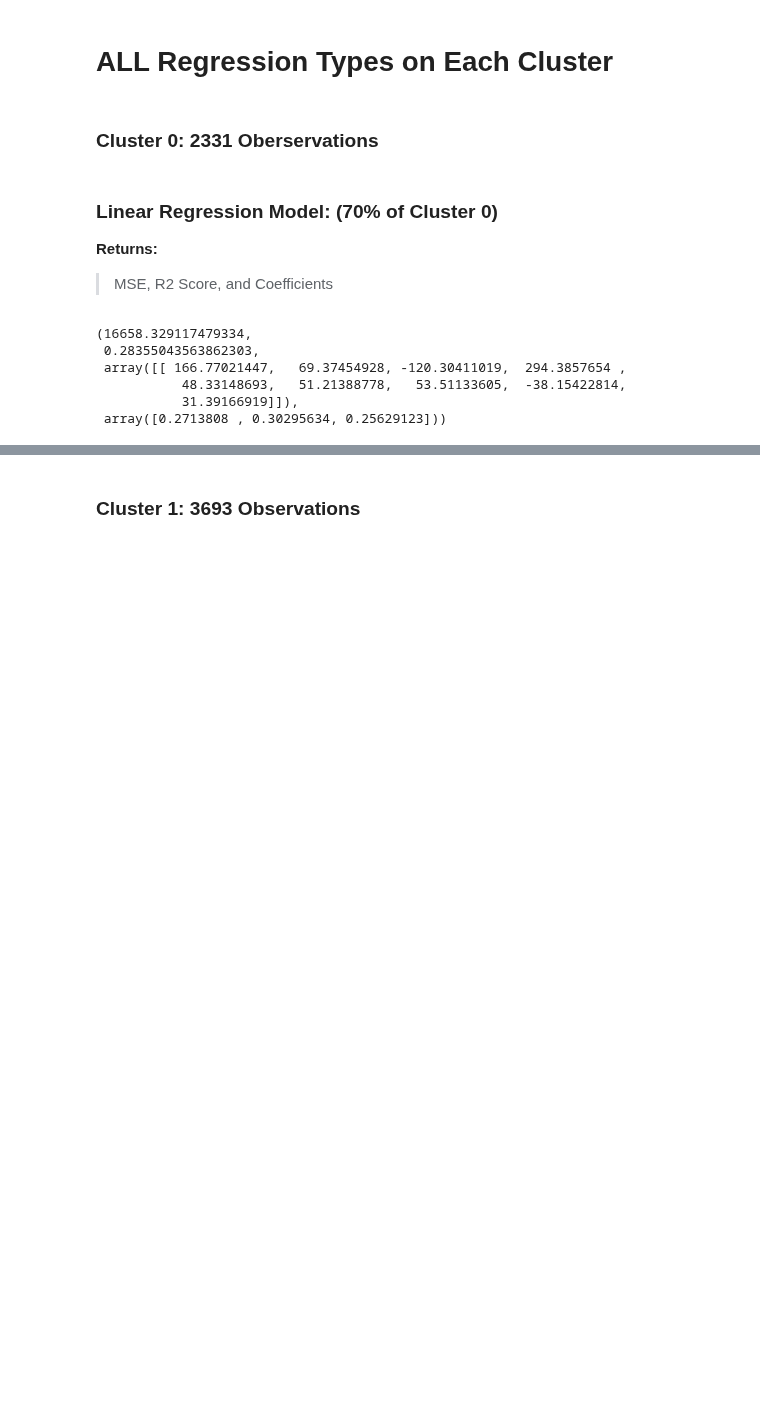
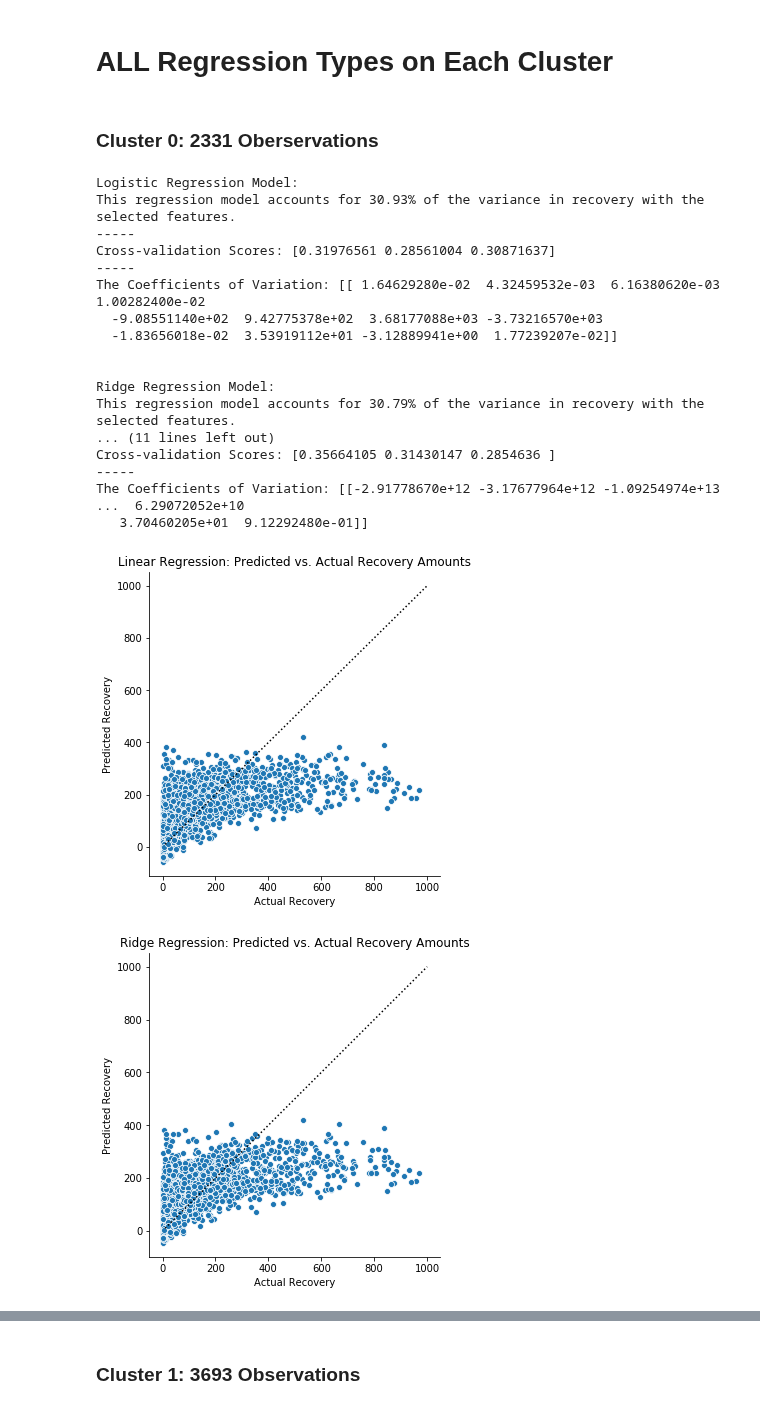
Before and after one commit to duc-analytica/DUC, a Jupyter notebook: model.ipynb, the cells around one changed output, grey strips where cells are left out. Cells and saved outputs as stored; diff of their text form; code cells hidden in the pictures; blank space fills up the shorter version.

```diff
--- a/model.ipynb
+++ b/model.ipynb
@@ -167,16 +189,25 @@ Name: cluster_id, dtype: int64
 ### Cluster 0: 2331 Oberservations
 # %%
 cluster_zero = df[df['cluster_id'] == 0]
-# %% [markdown]
-### Linear Regression Model: (70% of Cluster 0)
-**Returns:**
-> MSE, R2 Score, and Coefficients
 # %%
-model.lregression_test(cluster_zero, xfeatures, yfeature, 0.70)
+model.run_models(cluster_zero, xfeatures, yfeature, 0.70)
 # %% [output]
-(16658.329117479334,
- 0.28355043563862303,
- array([[ 166.77021447,   69.37454928, -120.30411019,  294.3857654 ,
-           48.33148693,   51.21388778,   53.51133605,  -38.15422814,
-           31.39166919]]),
- array([0.2713808 , 0.30295634, 0.25629123]))
+Logistic Regression Model:
+This regression model accounts for 30.93% of the variance in recovery with the selected features.
+-----
+Cross-validation Scores: [0.31976561 0.28561004 0.30871637]
+-----
+The Coefficients of Variation: [[ 1.64629280e-02  4.32459532e-03  6.16380620e-03  1.00282400e-02
+  -9.08551140e+02  9.42775378e+02  3.68177088e+03 -3.73216570e+03
+  -1.83656018e-02  3.53919112e+01 -3.12889941e+00  1.77239207e-02]]
+
+
+Ridge Regression Model:
+This regression model accounts for 30.79% of the variance in recovery with the selected features.
+... (11 lines left out)
+Cross-validation Scores: [0.35664105 0.31430147 0.2854636 ]
+-----
+The Coefficients of Variation: [[-2.91778670e+12 -3.17677964e+12 -1.09254974e+13 ...  6.29072052e+10
+   3.70460205e+01  9.12292480e-01]]
+[figure, added]
+[figure, added]
```
Also changed, not shown: parts of 37 cells of this notebook.
